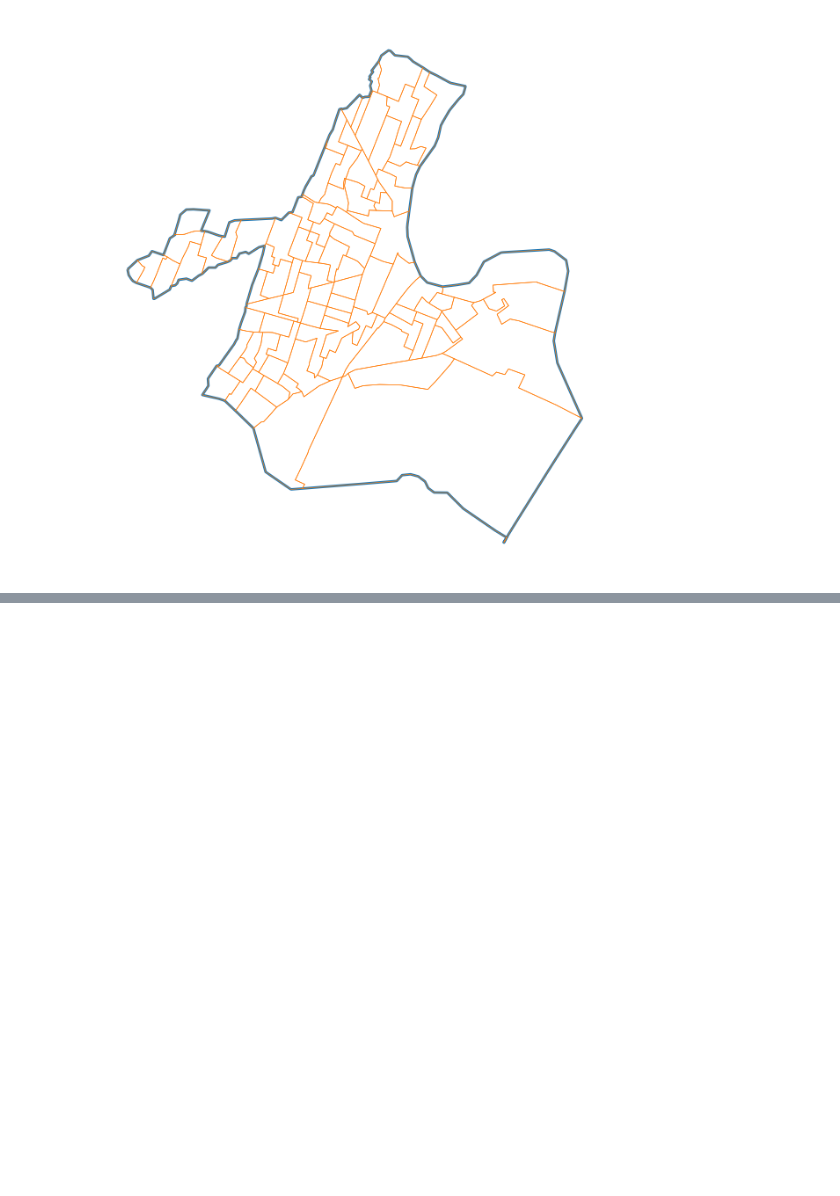
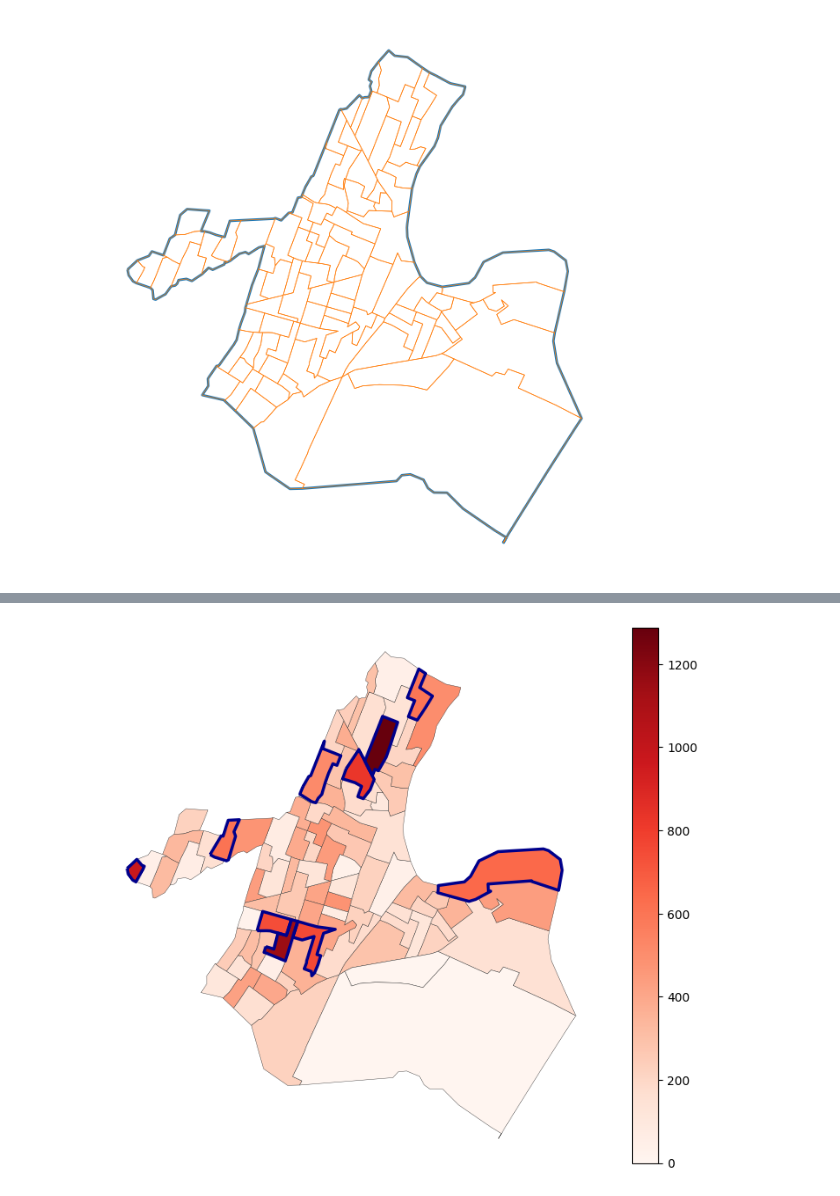
Before and after one commit to vengroff/censusdis-tutorial, a Jupyter notebook: Newark.ipynb, the cells around one changed output, grey strips where cells are left out. Saved outputs shown, nothing was run; the diff lists cells and outputs as text; code cells hidden in the pictures; blank space fills up the shorter version.

```diff
--- a/Newark.ipynb
+++ b/Newark.ipynb
@@ -267,0 +291,21 @@ gdf_newark_tracts[['NAME', 'TOTAL_POVERTY_UNDER_18']].nlargest(
+# %%
+ax = gdf_newark_tracts.plot(
+    'TOTAL_POVERTY_UNDER_18',
+
+    cmap='Reds',
+    edgecolor='#333',
+    linewidth=0.3,
+
+    legend=True,
+
+    figsize=(10, 8)
+)
+
+gdf_top_10.boundary.plot(
+    edgecolor='darkblue', linewidth=2.5,
+    ax=ax
+)
+
+_ = ax.axis('off')
+# %% [output]
+[figure, added]
```
Also changed, not shown: parts of 27 cells of this notebook, 1 other file.
